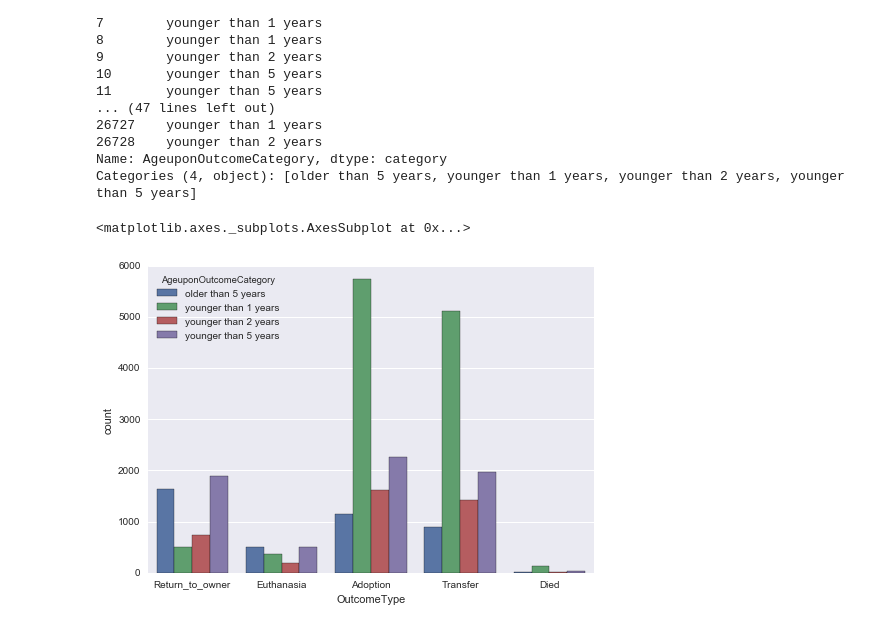
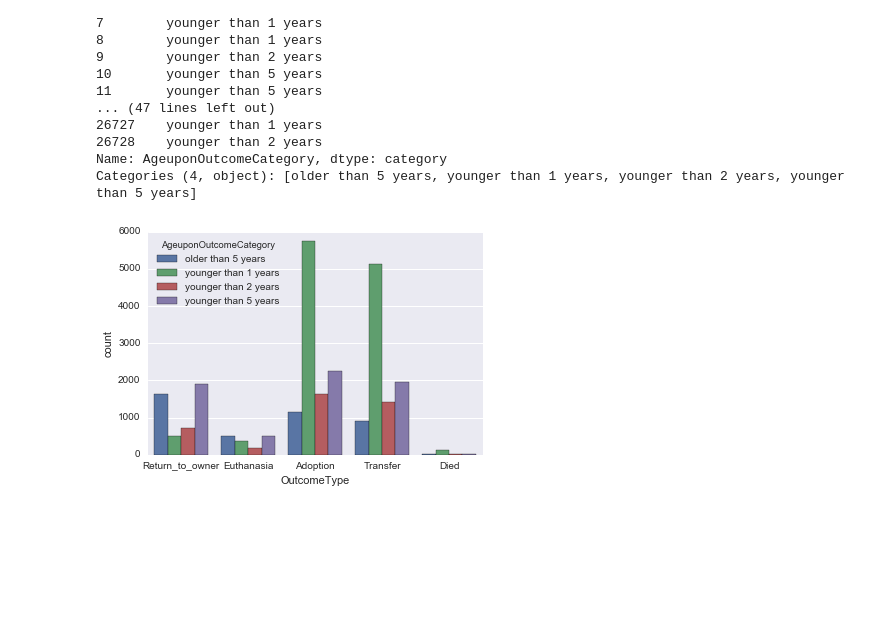
Before and after one commit to byted/ShelterAnimalOutcomeKaggle, a Jupyter notebook: simon/ML Animals.ipynb, the cells around one changed output. Saved outputs shown, nothing was run; the diff lists cells and outputs as text; code cells hidden in the pictures; blank space fills up the shorter version.

```diff
--- a/simon/ML Animals.ipynb
+++ b/simon/ML Animals.ipynb
@@ -152,7 +162,6 @@ train.AgeuponOutcomeCategory
 Name: AgeuponOutcomeCategory, dtype: category
 Categories (4, object): [older than 5 years, younger than 1 years, younger than 2 years, younger than 5 years]
 # %%
-sns.countplot(data=train, x='OutcomeType', hue=train.AgeuponOutcomeCategory)
+ax= sns.countplot(data=train, x='OutcomeType', hue=train.AgeuponOutcomeCategory)
 # %% [output]
-<matplotlib.axes._subplots.AxesSubplot at 0x...>
-[figure, old version]
+[figure, new version]
```
Also changed, not shown: parts of 8 cells of this notebook.
